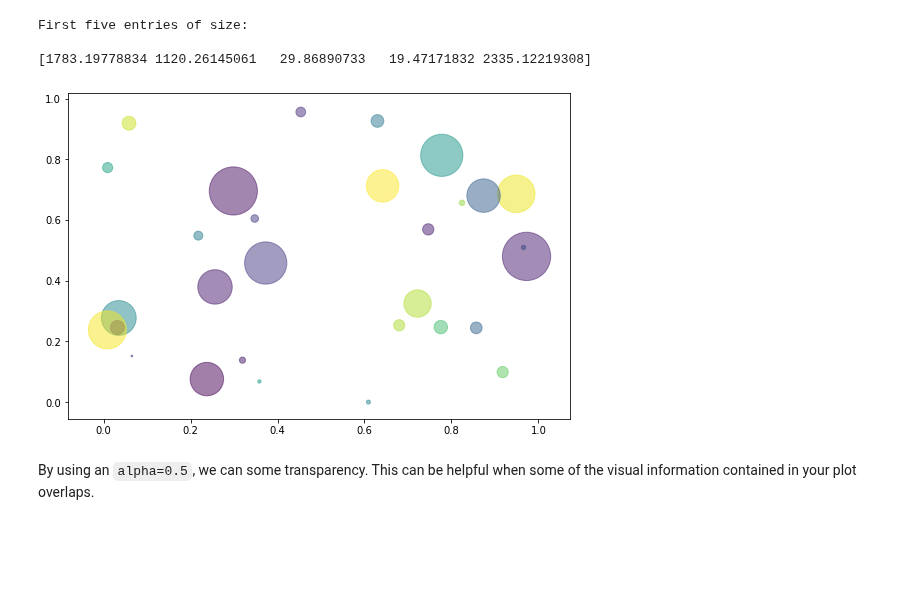
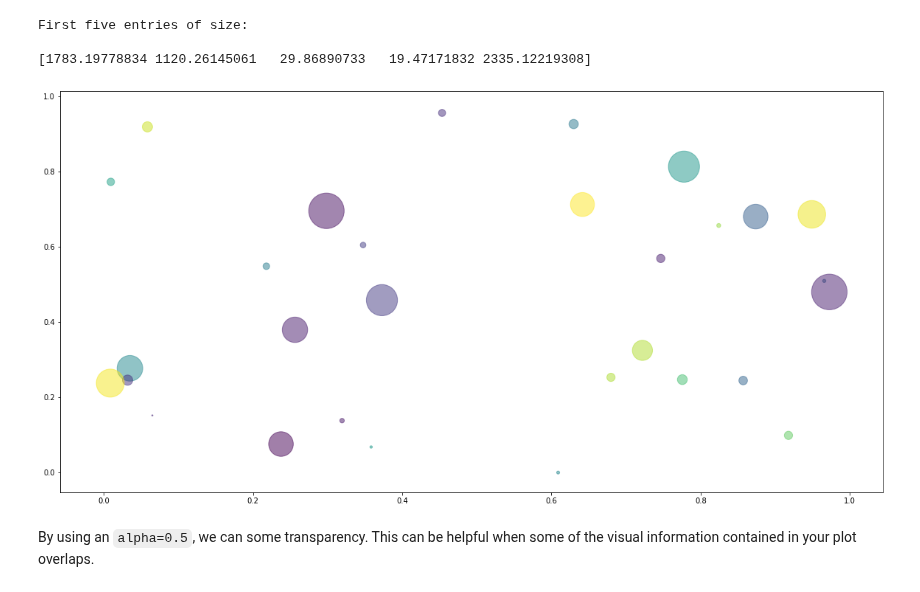
Before and after one commit to yngtodd/eleven, a Jupyter notebook: examples/notebooks/module_02_01_matplotlib_pyplot.ipynb, the cells around one changed output. Drawn from its saved outputs; the diff is of its cells as text; code cells hidden in the pictures; blank space fills up the shorter version.

```diff
--- a/examples/notebooks/module_02_01_matplotlib_pyplot.ipynb
+++ b/examples/notebooks/module_02_01_matplotlib_pyplot.ipynb
@@ -136,11 +136,11 @@ First five entries of size:
 
 [1783.19778834 1120.26145061   29.86890733   19.47171832 2335.12219308]
 # %%
-plt.figure(figsize=(9, 6))
+plt.figure(figsize=(20, 10))
 plt.scatter(x, y, s=size, c=colors, alpha=0.5)
 plt.show()
 # %% [output]
-[figure, old version]
+[figure, new version]
 # %% [markdown]
 By using an `alpha=0.5`, we can some transparency. This can be helpful when some of the visual information contained in your plot overlaps.
 # %% [markdown]
```
Also changed, not shown: parts of 2 cells of this notebook, 1 other file.
